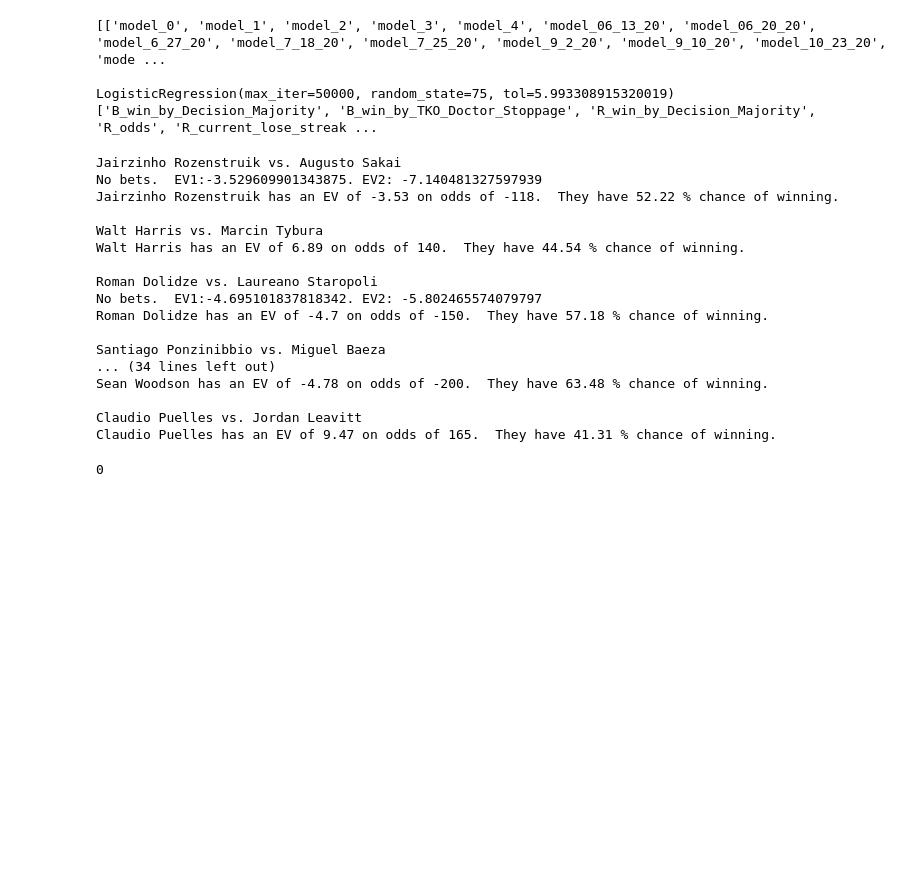
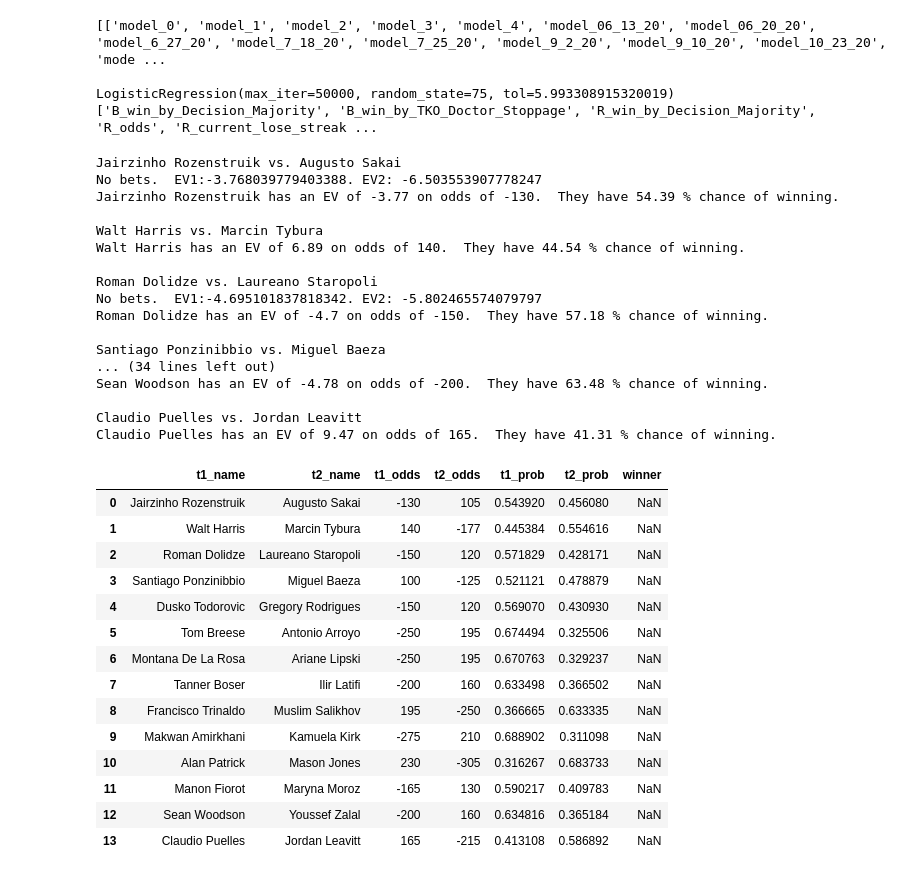
Before and after one commit to shortlikeafox/tiger-millionaire, a Jupyter notebook: get_bets/TM-get-bets.ipynb, the cells around one changed output. Cells and saved outputs as stored; diff of their text form; code cells hidden in the pictures; blank space fills up the shorter version.

```diff
--- a/get_bets/TM-get-bets.ipynb
+++ b/get_bets/TM-get-bets.ipynb
@@ -207,7 +207,7 @@ def get_bets(input_model, input_features, input_ev, train_df, train_labels, trai
     display_bets(ev_prepped_df, input_ev)
 
 
-    return(0)
+    return(ev_prepped_df)
 # %%
 with open('../automated_model_creation/models.csv', newline='') as f:
     reader = csv.reader(f)
@@ -233,12 +233,12 @@ print(model, features, ev)
 LogisticRegression(max_iter=50000, random_state=75, tol=5.993308915320019) ['B_win_by_Decision_Majority', 'B_win_by_TKO_Doctor_Stoppage', 'R_win_by_Decision_Majority', 'R_odds', 'R_current_lose_streak ...
 # %%
 
-get_bets(model, features, ev, df_train, label_train, odds_train, df_test, label_test,
+output_df = get_bets(model, features, ev, df_train, label_train, odds_train, df_test, label_test,
                          odds_test, verbose = True)
 # %% [output]
 Jairzinho Rozenstruik vs. Augusto Sakai
-No bets.  EV1:-3.529609901343875. EV2: -7.140481327597939
-Jairzinho Rozenstruik has an EV of -3.53 on odds of -118.  They have 52.22 % chance of winning.
+No bets.  EV1:-3.768039779403388. EV2: -6.503553907778247
+Jairzinho Rozenstruik has an EV of -3.77 on odds of -130.  They have 54.39 % chance of winning.
 
 Walt Harris vs. Marcin Tybura
 Walt Harris has an EV of 6.89 on odds of 140.  They have 44.54 % chance of winning.
@@ -253,4 +253,21 @@ Sean Woodson has an EV of -4.78 on odds of -200.  They have 63.48 % chance of wi
 
 Claudio Puelles vs. Jordan Leavitt
 Claudio Puelles has an EV of 9.47 on odds of 165.  They have 41.31 % chance of winning.
-0
+# %%
+output_df
+# %% [output]
+|  | t1_name | t2_name | t1_odds | t2_odds | t1_prob | t2_prob | winner |
+| 0 | Jairzinho Rozenstruik | Augusto Sakai | -130 | 105 | 0.543920 | 0.456080 | NaN |
+| 1 | Walt Harris | Marcin Tybura | 140 | -177 | 0.445384 | 0.554616 | NaN |
+| 2 | Roman Dolidze | Laureano Staropoli | -150 | 120 | 0.571829 | 0.428171 | NaN |
+| 3 | Santiago Ponzinibbio | Miguel Baeza | 100 | -125 | 0.521121 | 0.478879 | NaN |
+| 4 | Dusko Todorovic | Gregory Rodrigues | -150 | 120 | 0.569070 | 0.430930 | NaN |
+| 5 | Tom Breese | Antonio Arroyo | -250 | 195 | 0.674494 | 0.325506 | NaN |
+| 6 | Montana De La Rosa | Ariane Lipski | -250 | 195 | 0.670763 | 0.329237 | NaN |
+| 7 | Tanner Boser | Ilir Latifi | -200 | 160 | 0.633498 | 0.366502 | NaN |
+| 8 | Francisco Trinaldo | Muslim Salikhov | 195 | -250 | 0.366665 | 0.633335 | NaN |
+| 9 | Makwan Amirkhani | Kamuela Kirk | -275 | 210 | 0.688902 | 0.311098 | NaN |
+| 10 | Alan Patrick | Mason Jones | 230 | -305 | 0.316267 | 0.683733 | NaN |
+| 11 | Manon Fiorot | Maryna Moroz | -165 | 130 | 0.590217 | 0.409783 | NaN |
+| 12 | Sean Woodson | Youssef Zalal | -200 | 160 | 0.634816 | 0.365184 | NaN |
+| 13 | Claudio Puelles | Jordan Leavitt | 165 | -215 | 0.413108 | 0.586892 | NaN |
```
Also changed, not shown: parts of 6 cells of this notebook, 42 other files.
